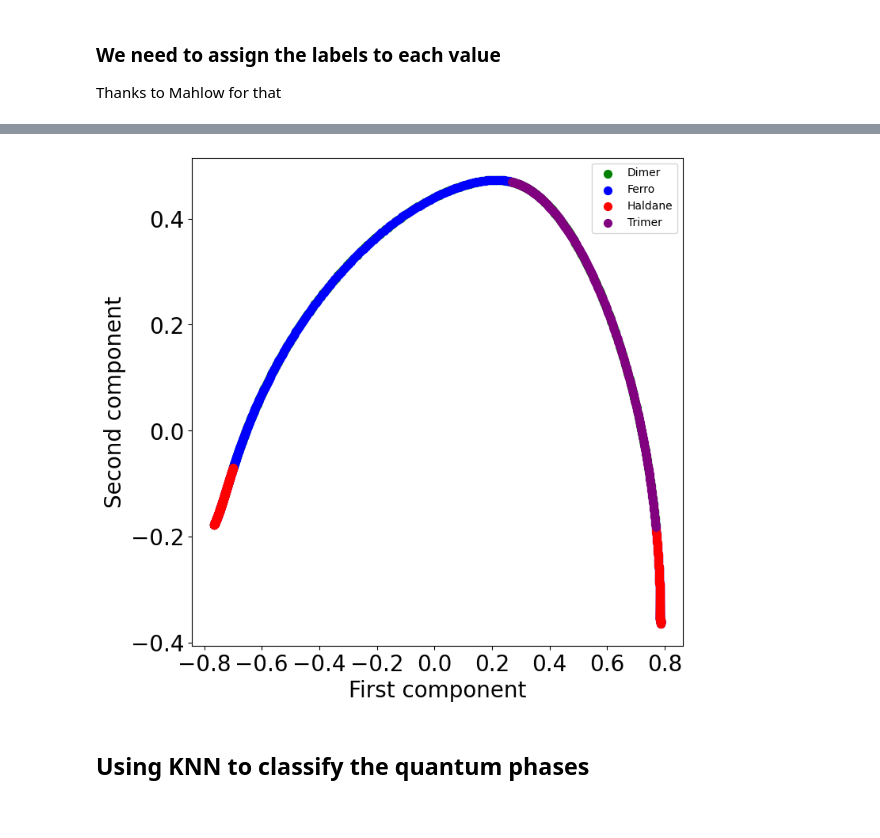
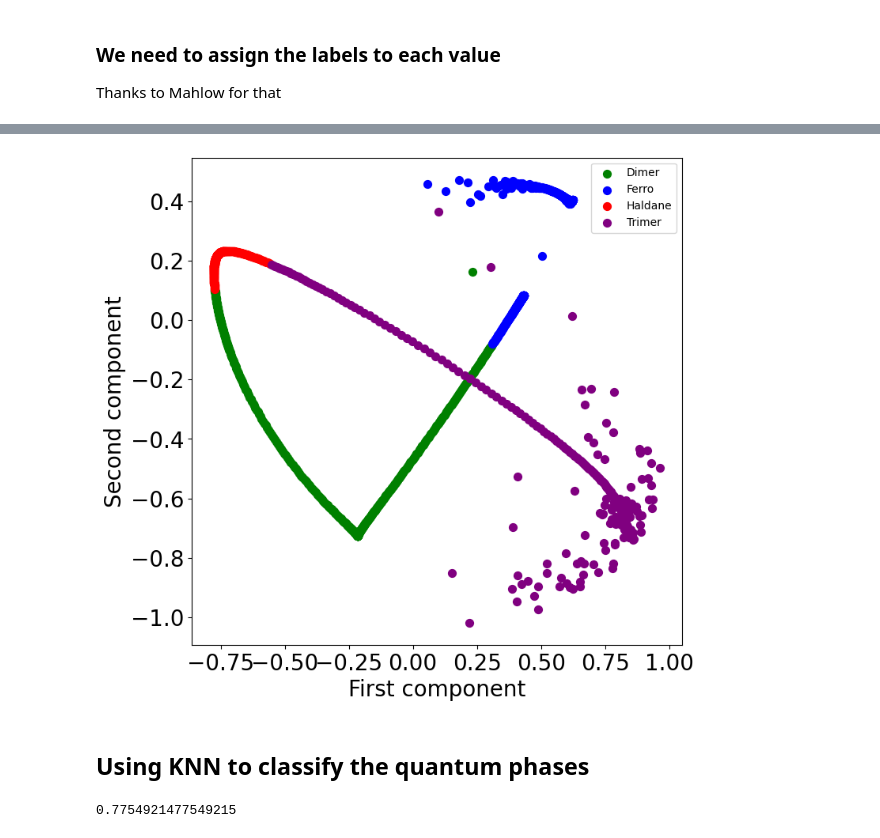
Before and after one commit to eru-iluv/Phase-Classifier, a Jupyter notebook: main.ipynb, the cells around one changed output, grey strips where cells are left out. Drawn from its saved outputs; the diff is of its cells as text; code cells hidden in the pictures.

```diff
--- a/main.ipynb
+++ b/main.ipynb
@@ -43,7 +45,7 @@ import hamiltonians
 
 Os parâmetros utilizados no modelo estão a seguir
 # %%
-H_1_parameters = np.linspace(-4, 4, 80)
+H_1_parameters = np.arange(-4, 4, 0.1)
 Jzs, Ds = H_1_parameters, H_1_parameters
 
 # H2 parameters
@@ -52,11 +54,11 @@ Jzs, Ds = H_1_parameters, H_1_parameters
 # is wrong here.
 
 #
-Deltas = np.linspace(0, 1, 20)
-deltas = np.linspace(-1.5,2.5, 316)
+Deltas = np.arange(0, 1, 0.05)
+deltas = np.arange(-1.5,2.5, 0.0125)
 
 # H3 parameters
-thetas = np.linspace(0,2*np.pi,2000)
+thetas = np.arange(0,2*np.pi,0.001*np.pi)
 # %% [markdown]
 ## Correladores
 
@@ -126,8 +128,7 @@ with open(f"data/H2/N={N}.csv", 'w') as fh:
 # %% [markdown]
 ## H3
 # %%
-%%script false --no-raise-error
-N = 8
+N = 12
 n_sup = int(N/2+1)
 
 with open(f"data/H3/N={N}.csv", 'w') as fh:
@@ -170,6 +171,8 @@ df_H2_theorical = pd.read_csv('data/theoricals/bond-alternating.csv', header=Non
 df_H3_theorical = pd.DataFrame([0.25, 0.5, 1.25, 1.75])
 # %%
 def assign_labels(dfs_corr: dict[str, pd.DataFrame]):
+    phases = ['Haldane', 'Trimer', 'Ferro', 'Dimer',
+          'LD', 'XY1', 'Neel', 'XY2']
 
     # labels XXZ correlations
     H1_labels = []
@@ -301,28 +320,27 @@ dfs_corr = read_correlations(8)
 # %%
 def PCA_transform(df):
     pca = PCA(2)
 
-    X_train = df.values[:,2:-1]
+    X_train = df.values[:,4:-1]
     X_train = Normalizer().fit_transform(X_train)
     y_train = df.values[:,-1]
 
 
     pca_result = pca.fit_transform(X_train)
     classes = np.unique(y_train)
     plt.figure(figsize=(8,8))
     for c in classes:
         nodes = np.where(y_train == c)
         plt.scatter(pca_result[nodes,0], pca_result[nodes,1], s=50, color = phase_color[c],
                     label = c)
     plt.legend()
     plt.xlabel("First component", fontsize=20)
     plt.ylabel("Second component", fontsize=20)
     plt.xticks(color='k', size=20)
     plt.yticks(color='k', size=20)
-    plt.show(True)
+    plt.show()
+PCA_transform(dfs_corr['H3'])
+# %% [output]
+[figure, added]
-# %%
-PCA_transform(dfs_corr['H3'])
-# %% [output]
-[figure, removed]
 # %% [markdown]
 ## Using KNN to classify the quantum phases
@@ -334,0 +387,4 @@ def classify(dfs_corr: dict, test_df, ignored_phases):
+# %%
+classify(dfs_corr,'H3')
+# %% [output]
+0.7754921477549215
```
Also changed, not shown: parts of 6 cells of this notebook.
